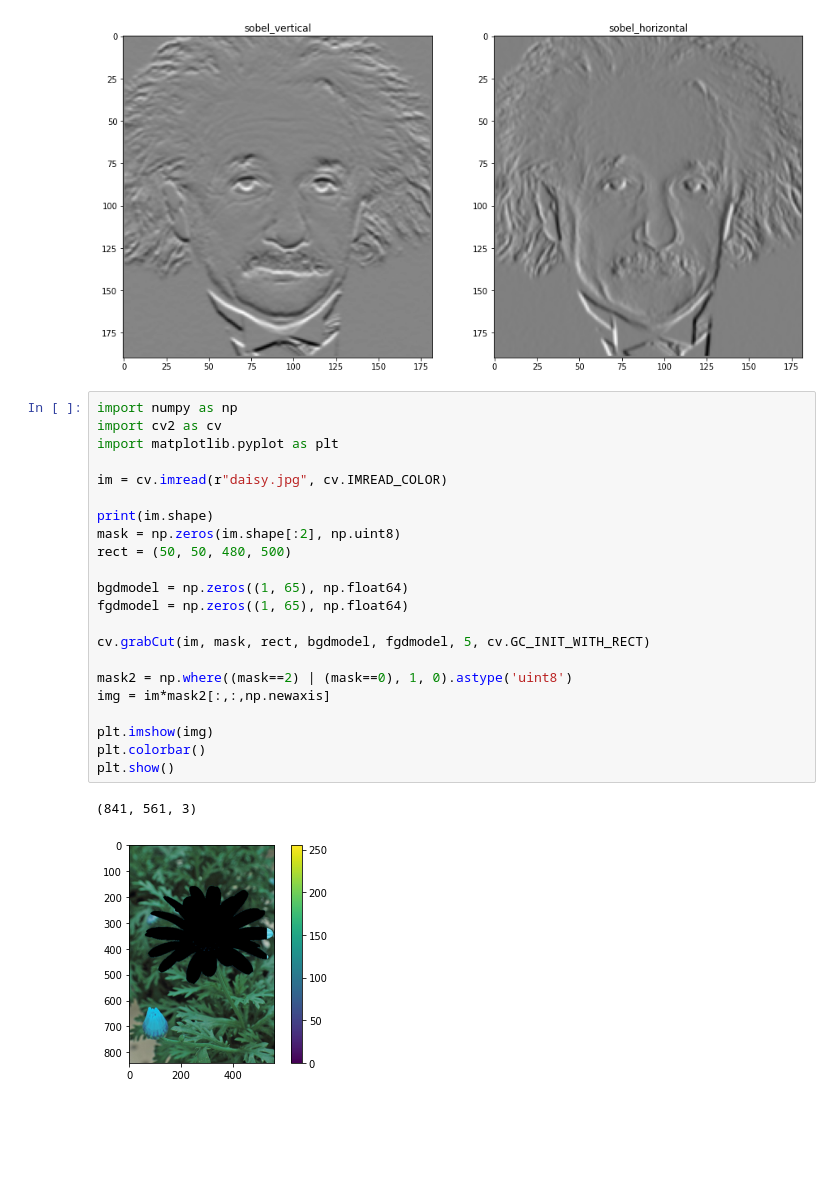
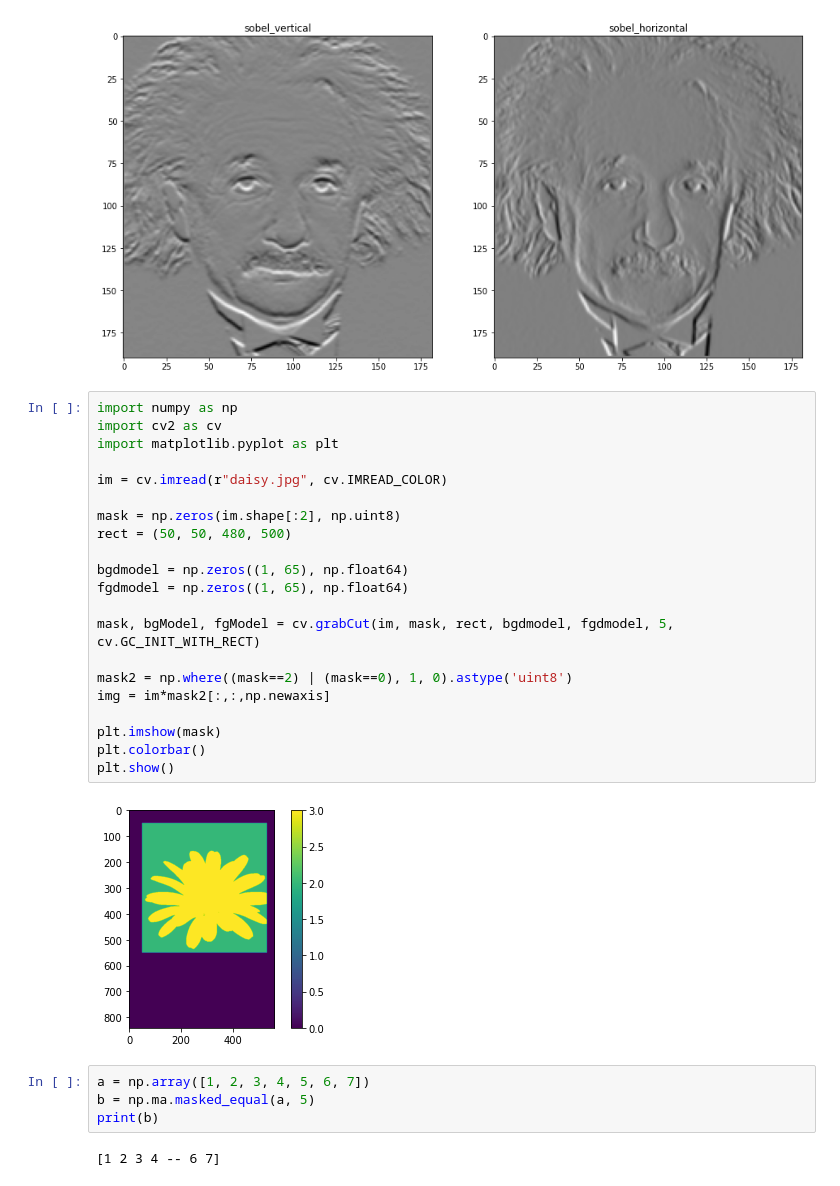
Before and after one commit to Thilanka1999/Computer-Vision-and-Image-Processing, a Jupyter notebook: assignment 1/As1.ipynb, the cells around one changed output. Cells and saved outputs as stored; diff of their text form; blank space fills up the shorter version.

```diff
--- a/assignment 1/As1.ipynb
+++ b/assignment 1/As1.ipynb
@@ -268,25 +298,29 @@ Text(0.5, 1.0, 'sobel_horizontal')
 # %%
 import numpy as np
 import cv2 as cv
 import matplotlib.pyplot as plt
 
 im = cv.imread(r"daisy.jpg", cv.IMREAD_COLOR)
 
-print(im.shape)
 mask = np.zeros(im.shape[:2], np.uint8)
 rect = (50, 50, 480, 500)
 
 bgdmodel = np.zeros((1, 65), np.float64)
 fgdmodel = np.zeros((1, 65), np.float64)
 
-cv.grabCut(im, mask, rect, bgdmodel, fgdmodel, 5, cv.GC_INIT_WITH_RECT)
+mask, bgModel, fgModel = cv.grabCut(im, mask, rect, bgdmodel, fgdmodel, 5, cv.GC_INIT_WITH_RECT)
 
 mask2 = np.where((mask==2) | (mask==0), 1, 0).astype('uint8')
 img = im*mask2[:,:,np.newaxis]
 
-plt.imshow(img)
+plt.imshow(mask)
 plt.colorbar()
 plt.show()
 # %% [output]
-(841, 561, 3)
-[figure, old version]
+[figure, new version]
+# %%
+a = np.array([1, 2, 3, 4, 5, 6, 7])
+b = np.ma.masked_equal(a, 5)
+print(b)
+# %% [output]
+[1 2 3 4 -- 6 7]
```
Also changed, not shown: parts of 4 cells of this notebook.
